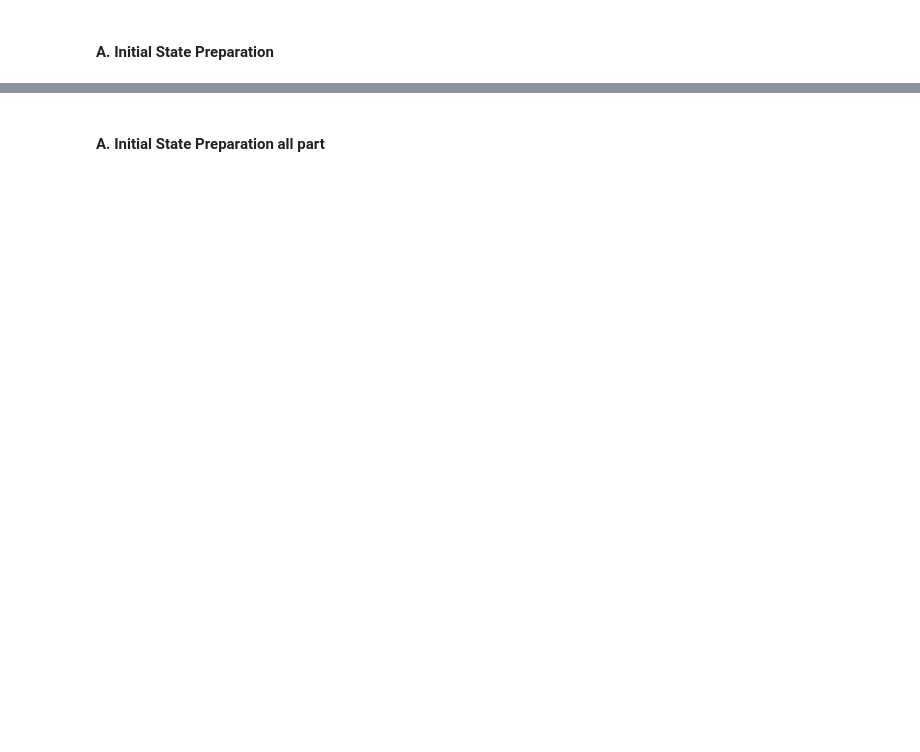
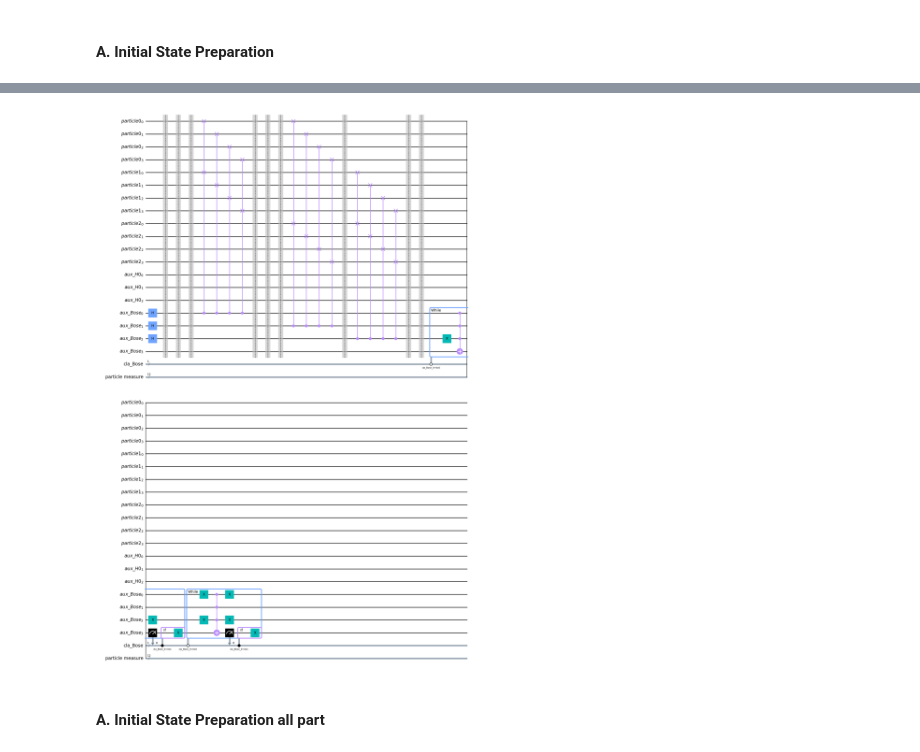
Before and after one commit to UTokyo-ICEPP/single-particle-qft, a Jupyter notebook: qsp/qc_single_particle.ipynb, the cells around one changed output, grey strips where cells are left out. Cells and saved outputs as stored; diff of their text form; code cells hidden in the pictures; blank space fills up the shorter version.

Commit message:
modified bose symm

```diff
--- a/qsp/qc_single_particle.ipynb
+++ b/qsp/qc_single_particle.ipynb
@@ -16,7 +21,7 @@ from typing import Union
 d = 1 # of dimensions
 M = 3 # of registers (rough estimate for M is the number of particles in the final state, but M should be set so that p_success can be maximized)
 n = 2 # of particles in the initial state
-N_abs = 3 # of modes for momenta
+N_abs = 2 # of modes for momenta
 m = 1 # mass of particles of projectile
 
 N_s = 2 ** (N_abs + 1) # size of the lattice per one dimension
@@ -208,9 +213,9 @@ for ireg in range(n):
     inv_qft_gate = invQFT(particle_regs[ireg].size-1)
     inv_qft_gate.name = 'inverse QFT'
     circuit.append(inv_qft_gate, qargs=particle_regs[ireg][:N-1])
-    # basis_change_gate = changeBasis(particle_regs[ireg])
-    # basis_change_gate.name = 'change basis'
-    # circuit.append(basis_change_gate, qargs=particle_regs[ireg][:])
+    basis_change_gate = changeBasis(particle_regs[ireg])
+    basis_change_gate.name = 'change basis'
+    circuit.append(basis_change_gate, qargs=particle_regs[ireg][:])
 
 # circuit.decompose().draw('mpl')
 # circuit.draw('mpl')
@@ -235,11 +240,14 @@ circuit.barrier()
 circuit, particle_regs, anc_reg_h0, anc_reg_symm, cla_reg_symm, cla_measure, particle_1D_list = init(3, N_abs, d)
 # n, Mに応じて改訂する必要あり
 circuit.h(anc_reg_symm[:s])
+swapnum = 0
 for ireg in range(M):
     for jreg in range(M):
-        for iqubit in range(N):
-            if ireg > jreg:
-                circuit.cswap(anc_reg_symm[0], particle_regs[ireg][iqubit], particle_regs[jreg][iqubit])
+        if ireg > jreg:
+            for iqubit in range(N):
+                circuit.cswap(anc_reg_symm[swapnum], particle_regs[ireg][iqubit], particle_regs[jreg][iqubit])
+            swapnum += 1
+        # circuit.barrier()
 # circuit.x(anc_reg_symm[0]) # anc_reg_symm[0]を制御ビットとしてanc_reg_symm[0]を標的ビットにすることはできない？
 
 # for |1,1,0>
@@ -260,42 +268,49 @@ circuit.barrier()
 circuit, particle_regs, anc_reg_h0, anc_reg_symm, cla_reg_symm, cla_measure, particle_1D_list = init(3, N_abs, d)
 # n, Mに応じて改訂する必要あり
 circuit.h(anc_reg_symm[:s])
+swapnum = 0
 for ireg in range(M):
     for jreg in range(M):
-        for iqubit in range(N):
-            if ireg > jreg:
-                circuit.cswap(anc_reg_symm[0], particle_regs[ireg][iqubit], particle_regs[jreg][iqubit])
+        if ireg > jreg:
+            for iqubit in range(N):
+                circuit.cswap(anc_reg_symm[swapnum], particle_regs[ireg][iqubit], particle_regs[jreg][iqubit])
+            swapnum += 1
+        # circuit.barrier()
 # circuit.x(anc_reg_symm[0]) # anc_reg_symm[0]を制御ビットとしてanc_reg_symm[0]を標的ビットにすることはできない？
 
+
+with circuit.while_loop((cla_reg_symm[0], False)):
 # for |1,1,0>
-circuit.x(anc_reg_symm[s-1])
-# measured_bit = checkBoseSymm(circuit, anc_reg_symm, cla_reg_symm)
-circuit.mcx(anc_reg_symm[:s], anc_reg_symm[s])
-circuit.measure(anc_reg_symm[s], cla_reg_symm[0])
-with circuit.if_test((cla_reg_symm[0], True)):
-    circuit.x(anc_reg_symm[s])
-    # circuit.measure(particle_1D_list, cla_measure[:])
+    circuit.x(anc_reg_symm[s-1])
+    # measured_bit = checkBoseSymm(circuit, anc_reg_symm, cla_reg_symm)
+    circuit.mcx(anc_reg_symm[:s], anc_reg_symm[s])
+    circuit.measure(anc_reg_symm[s], cla_reg_symm[0])
+    with circuit.if_test((cla_reg_symm[0], True)):
+        circuit.x(anc_reg_symm[s])
+        # circuit.measure(particle_1D_list, cla_measure[:])
+        print(cla_reg_symm[0])
+    circuit.x(anc_reg_symm[s-1])
+
+with circuit.while_loop((cla_reg_symm[0], False)):
+    # for |0,1,0>
+    circuit.x(anc_reg_symm[0])
+    circuit.x(anc_reg_symm[s-1])
+    # measured_bit = checkBoseSymm(circuit, anc_reg_symm, cla_reg_symm)
+    circuit.mcx(anc_reg_symm[:s], anc_reg_symm[s])
+    circuit.measure(anc_reg_symm[s], cla_reg_symm[0])
+    # if cla_reg_symm[0] == False:
     print(cla_reg_symm[0])
-circuit.x(anc_reg_symm[s-1])
-
-# for |0,1,0>
-circuit.x(anc_reg_symm[0])
-circuit.x(anc_reg_symm[s-1])
-# measured_bit = checkBoseSymm(circuit, anc_reg_symm, cla_reg_symm)
-circuit.mcx(anc_reg_symm[:s], anc_reg_symm[s])
-circuit.measure(anc_reg_symm[s], cla_reg_symm[0])
-# if cla_reg_symm[0] == False:
-print(cla_reg_symm[0])
-with circuit.if_test((cla_reg_symm[0], False)):
-    circuit.x(anc_reg_symm[s])
-    # circuit.measure(particle_1D_list, cla_measure[:])
-    # simulator = AerSimulator()
-    # circuit = transpile(circuit, backend=simulator)
-    # job = simulator.run(circuit, shots=100000)
-    # result = job.result()
-    # counts = result.get_counts(circuit)
-    # plot_histogram(counts)
-circuit.x(anc_reg_symm[0])
-circuit.x(anc_reg_symm[s-1])
+    with circuit.if_test((cla_reg_symm[0], True)):
+        circuit.x(anc_reg_symm[s])
+        # circuit.measure(particle_1D_list, cla_measure[:])
+        # simulator = AerSimulator()
+        # circuit = transpile(circuit, backend=simulator)
+        # job = simulator.run(circuit, shots=100)
+        # result = job.result()
+        # counts = result.get_counts(circuit)
+        # plot_histogram(counts)
+    circuit.x(anc_reg_symm[0])
+    circuit.x(anc_reg_symm[s-1])
 
 circuit.draw('mpl')
+# %% [output]
@@ -302,3 +319,4 @@ circuit.draw('mpl')
+[figure, added]
 # %% [markdown]
 #### A. Initial State Preparation all part ###
 # %%
```
Also changed, not shown: parts of 13 cells of this notebook, 2 other files.
